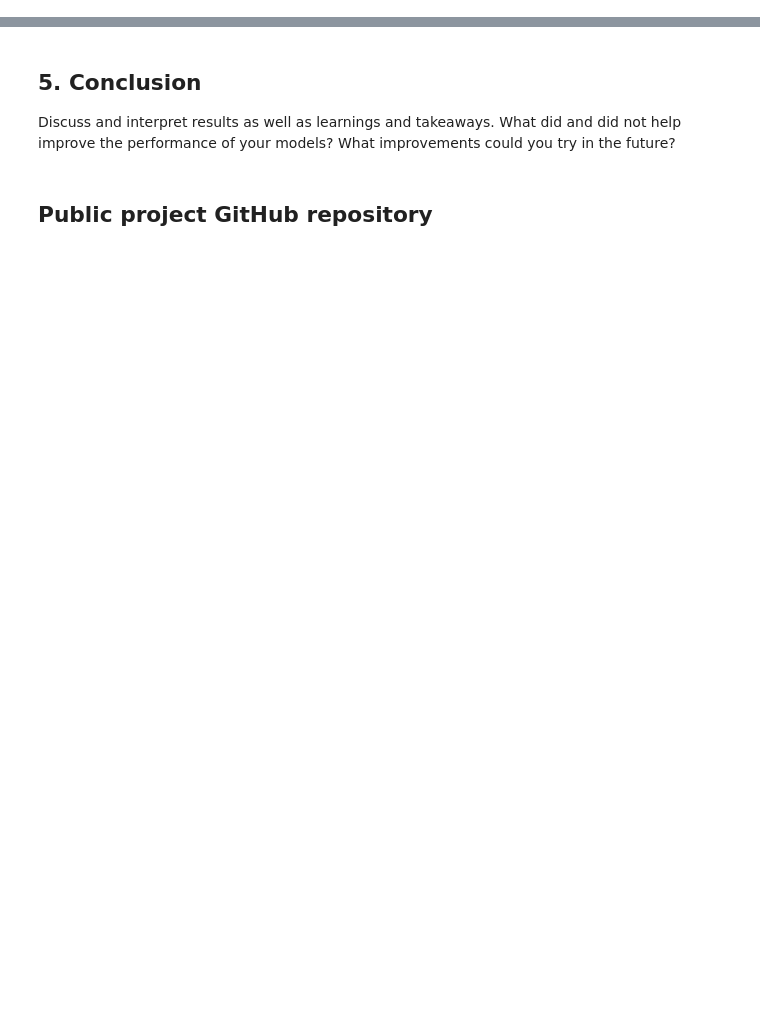
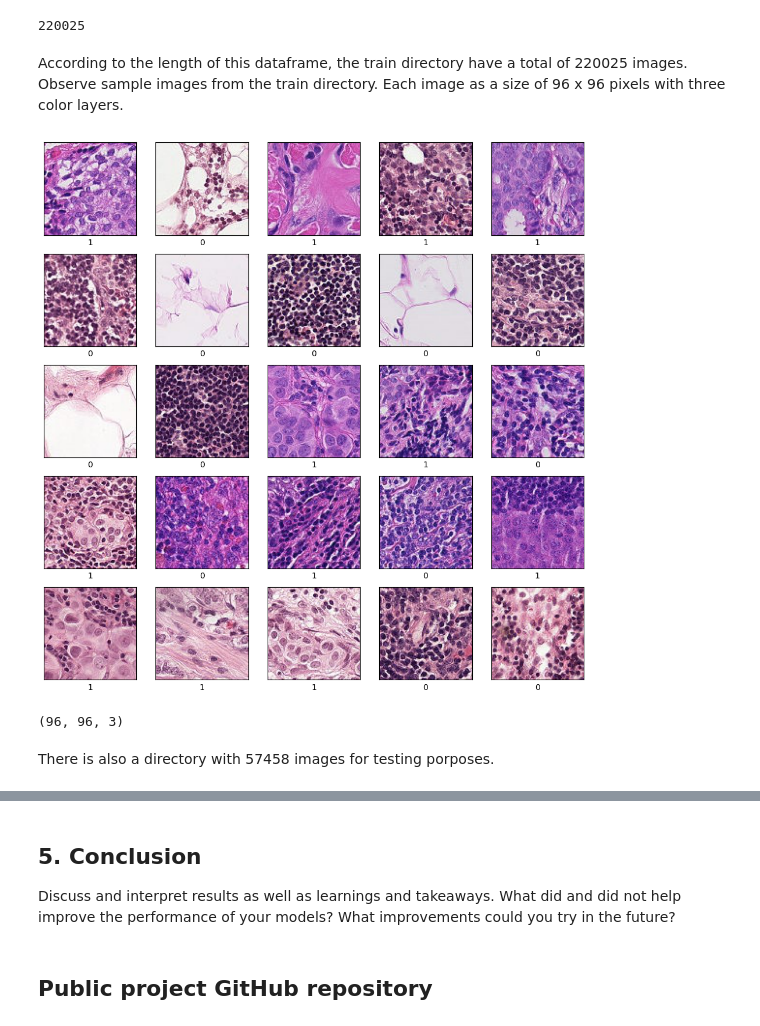
Before and after one commit to alezulu73/CNNWeek3Assignment, a Jupyter notebook: Histopathologic Cancer Detection.ipynb, the cells around one changed output, grey strips where cells are left out. Saved outputs shown, nothing was run; the diff lists cells and outputs as text; code cells hidden in the pictures; blank space fills up the shorter version.

```diff
--- a/Histopathologic Cancer Detection.ipynb
+++ b/Histopathologic Cancer Detection.ipynb
@@ -8,0 +33,5 @@ Briefly describe the challenge problem and NLP. Describe the size, dimension, st
+# %%
+y_train = pd.read_csv("files/train_labels.csv")
+y_train['label'] = y_train['label'].astype(str)
+y_train['id'] = y_train['id'] + '.tif'
+y_train.head()
@@ -8,0 +45,23 @@ Briefly describe the challenge problem and NLP. Describe the size, dimension, st
+# %%
+num_train = len(y_train)
+num_train
+# %% [output]
+220025
+# %% [markdown]
+According to the length of this dataframe, the train directory have a total of 220025 images. Observe sample images from the train directory. Each image as a size of 96 x 96 pixels with three color layers.
+# %%
+indexes = np.random.randint(0, len(y_train), size=25)
+fig, ax = plt.subplots(5, 5, figsize=(12, 12))
+for i, axis in enumerate(ax.flat):
+    image = tf.utils.load_img("train/" + y_train["id"][indexes[i]] )
+    axis.imshow(image)
+    axis.set(xticks=[], yticks=[], xlabel = y_train.label[indexes[i]]);
+# %% [output]
+[figure, added]
+# %%
+input_arr = tf.utils.img_to_array(image)
+input_arr.shape
+# %% [output]
+(96, 96, 3)
+# %% [markdown]
+There is also a directory with 57458 images for testing porposes.
```
Also changed, not shown: parts of 35 cells of this notebook, 4 other files.
